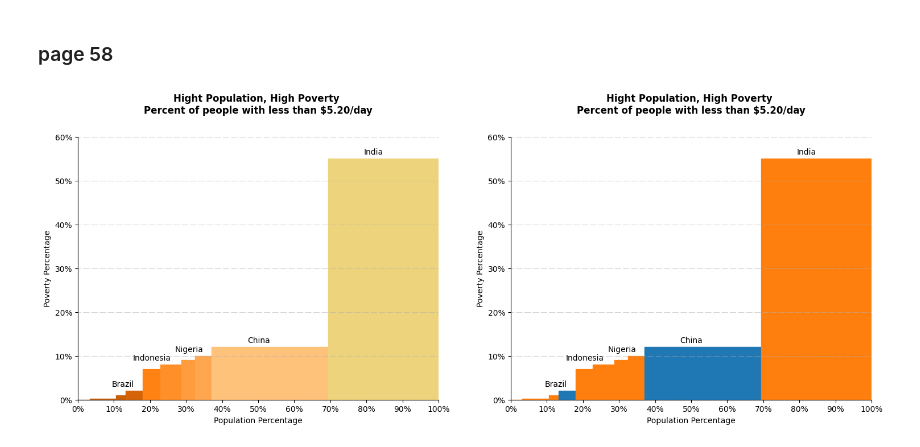
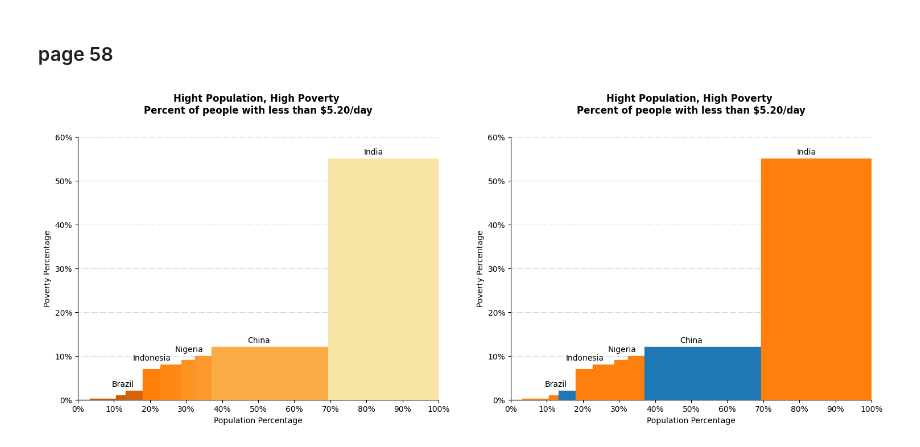
Before and after one commit to Aashish-Raghav/Data-Visualization---Multiple-Plots, a Jupyter notebook: IIT2022010.ipynb, the cells around one changed output. Saved outputs shown, nothing was run; the diff lists cells and outputs as text; code cells hidden in the pictures.

Commit message:
Add Mosaic Chart

```diff
--- a/IIT2022010.ipynb
+++ b/IIT2022010.ipynb
@@ -1605,8 +1605,8 @@ plt.show()
 df = pd.read_csv('/content/math_score_over_time.csv')
 
 # Define colors for "Up" and "Down" changes
-color_2015 = 'royalblue'
-color_2018 = 'teal'
+color_2015 = '#355387'
+color_2018 = '#11b1ad'
 
 df['Change'] = df['2018'] - df['2015']
 df['Change'] = df['Change'].apply(lambda x: 'Up' if x > 0 else 'Down')
@@ -1635,7 +1635,7 @@ for i, row in df.iterrows():
     ax.plot(math_2015-slide, i, marker='o', color=color_2015, markersize=10)
     ax.plot(math_2018+slide, i, marker='o', color=color_2018, markersize=10)
 
-    last = max(math_2015,math_2018)
+    last = math_2015
     ax.text(min(math_2015,math_2018)-3,i-0.1,country,ha='right')
     # Plot the connecting line
     ax.annotate(
@@ -1697,7 +1697,7 @@ fig, (ax1,ax2) = plt.subplots(1,2,figsize=(18, 6))
 
 # plot left
 # Define custom color map for poverty
-colors = ["#8B4513", "#ff7700", "#FFFFE0", "#FFFFE0", "#FFFFE0", "#edd37b"]  # Brown to Light Yellow
+colors = ["#8B4513", "#ff7700", "#fad87e", "#fad87e", "#fad87e", "#f8e4a5"]  # Brown to Light Yellow
 cmap = LinearSegmentedColormap.from_list("custom_cmap", colors)
 
 # Normalize poverty data for color mapping
@@ -1717,7 +1717,7 @@ for i, row in df.iterrows():
       color = cmap(norm(height+5))
 
     # Plot rectangle for each country
-    ax1.bar(left, height, width=width, align='edge', color=color, edgecolor=color)
+    ax1.bar(left, height, width=width, align='edge', color=color, edgecolor=color,zorder=3)
 
     # Add text label for country name
     if row['Country'] in countries:
@@ -1734,7 +1734,7 @@ ax1.set_xticks(np.arange(0, 101, 10))
 ax1.set_yticks(np.arange(0, df['Poverty'].max()+10, 10))
 
 # Grid and style adjustments
-ax1.grid(axis='y', linestyle=custom_linestyle, alpha=0.5)
+ax1.grid(axis='y', linestyle=custom_linestyle, alpha=0.5,zorder=0)
 ax1.spines['top'].set_visible(False)
 ax1.spines['right'].set_visible(False)
 
@@ -1760,33 +1760,33 @@ for i, row in df.iterrows():
         color = 'tab:orange'
 
     # Plot rectangle for each country
-    ax2.bar(left, height, width=width, align='edge', color=color, edgecolor=color)
+    ax2.bar(left, height, width=width, align='edge', color=color, edgecolor=color,zorder=3)
 
     # Add text label for country name
     if row['Country'] in countries:
       ax2.text(left + width/2, height + 1, row['Country'], ha='right', fontsize=10, rotation=0)
 
 # Customize the plot
 ax2.set_xlabel('Population Percentage')
 ax2.set_ylabel('Poverty Percentage')
 ax2.set_title('Hight Population, High Poverty \nPercent of people with less than $5.20/day', fontweight='bold', pad = 30)
 
 # Set x-axis limits and labels
 ax2.set_xlim(0, 100)
 ax2.set_xticks(np.arange(0, 101, 10))
 ax2.set_yticks(np.arange(0, df['Poverty'].max()+10, 10))
 
 # Grid and style adjustments
-ax2.grid(axis='y', linestyle=custom_linestyle, alpha=0.5)
+ax2.grid(axis='y', linestyle=custom_linestyle, alpha=0.5,zorder = 0)
 ax2.spines['top'].set_visible(False)
 ax2.spines['right'].set_visible(False)
 
 # Set x-axis labels as percentages
 ax2.set_xticklabels([f'{int(x)}%' for x in ax2.get_xticks()])
 
 # # Set y-axis labels as percentages
 ax2.set_yticklabels([f'{int(y)}%' for y in ax2.get_yticks()])
 
 plt.show()
 # %% [output]
-[figure, old version]
+[figure, new version]
```
Also changed, not shown: parts of 4 cells of this notebook, 2 other files.
